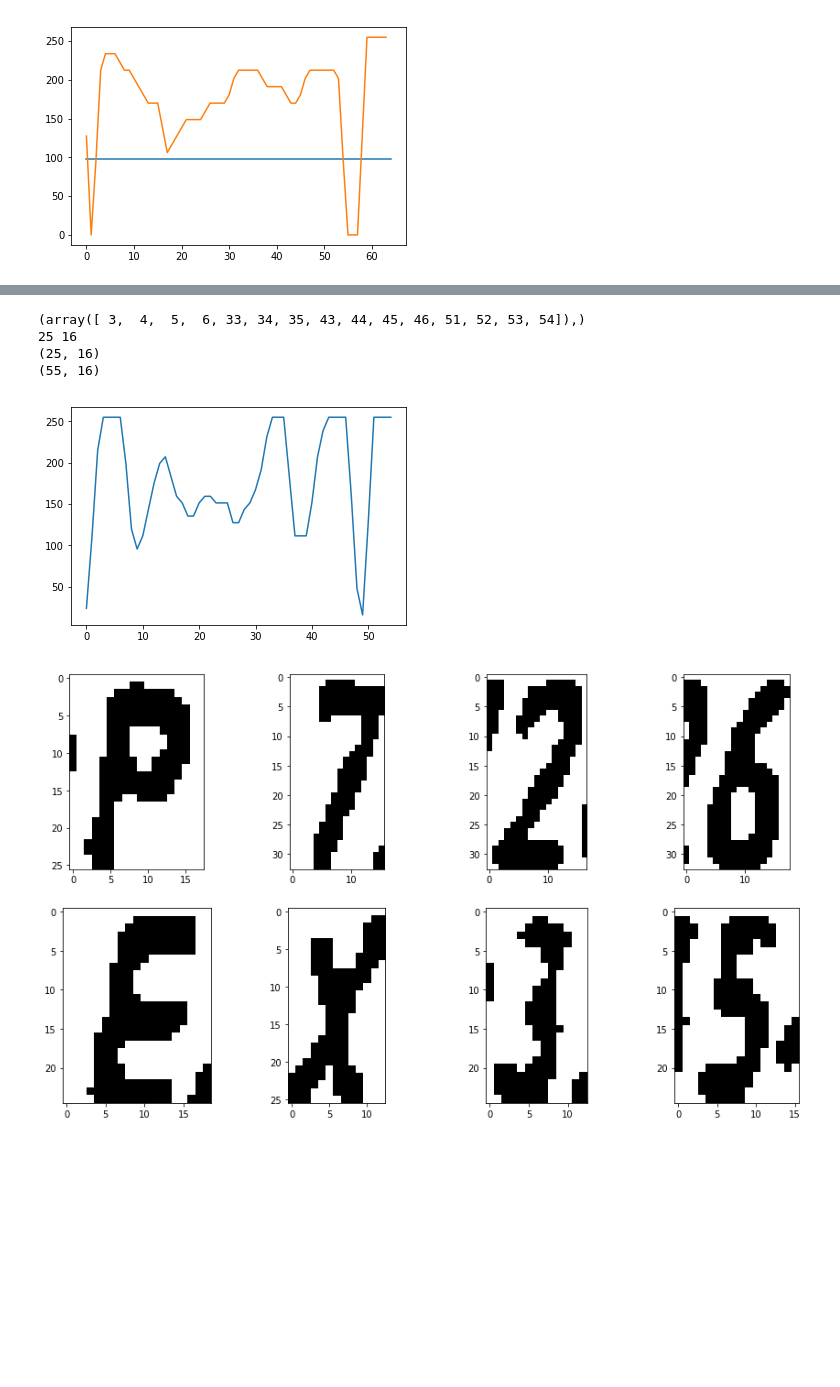
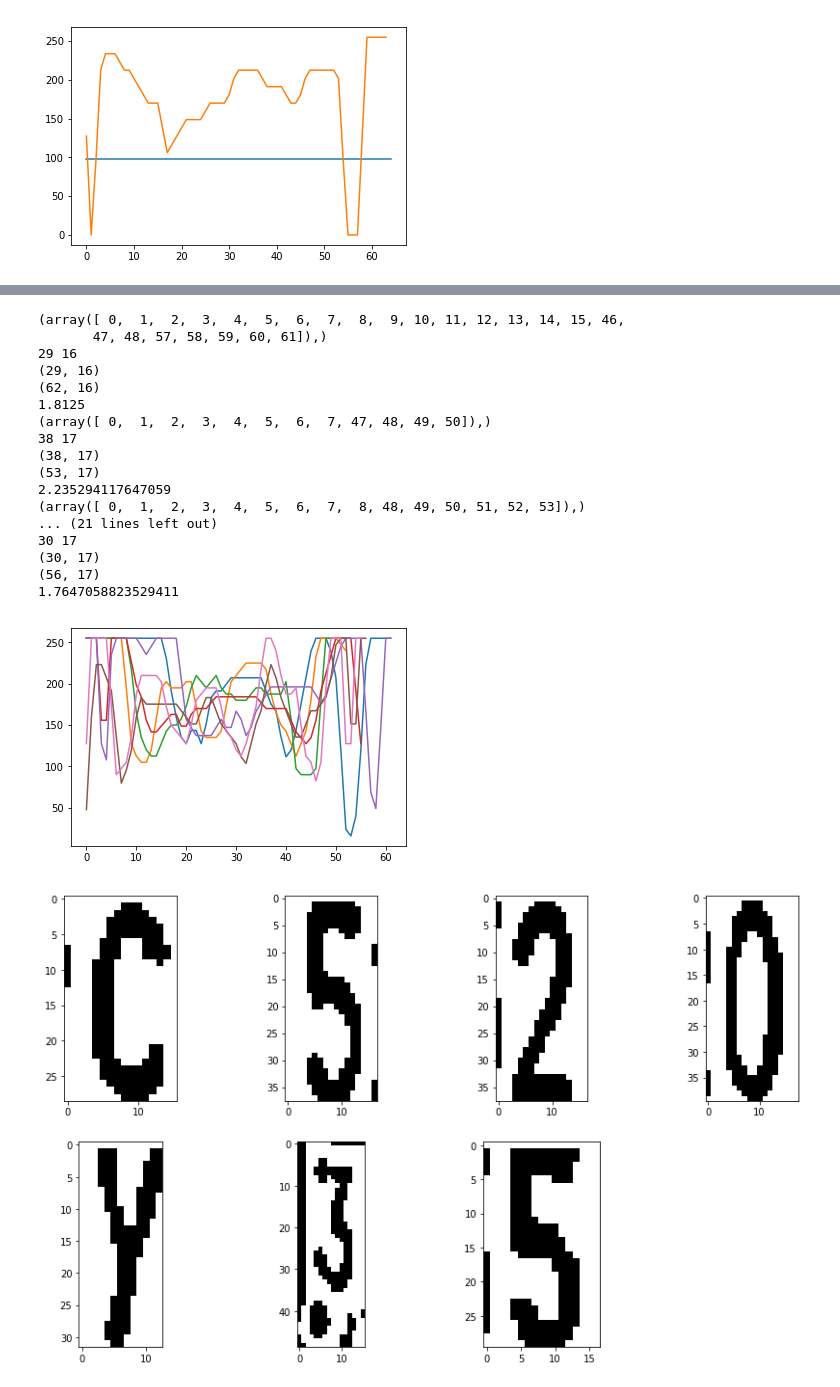
Before and after one commit to BEugen/Rslp, a Jupyter notebook: DataGenerate/img-lp.ipynb, the cells around one changed output, grey strips where cells are left out. Cells and saved outputs as stored; diff of their text form; code cells hidden in the pictures; blank space fills up the shorter version.

```diff
--- a/DataGenerate/img-lp.ipynb
+++ b/DataGenerate/img-lp.ipynb
@@ -104,7 +104,7 @@ def img_crop(img, mean_size=2, median_k_=0.8, level_blank = 2, char_bot_off=3, c
     plt.plot(mean_imgs)
     return np.uint8(imc)
 # %%
-img=cv2.imread('/mnt/misk/misk/lplate/data/data_rt/1/0_431_P726EX35.bmp', cv2.IMREAD_GRAYSCALE)
+img=cv2.imread('/mnt/misk/misk/lplate/data/data_rt/1/14_655_C520YH35.bmp', cv2.IMREAD_GRAYSCALE)
 img=cv2.resize(img, (128, 64))
 print(img.shape)
 MEAN_SIZE = 2
@@ -236,11 +215,25 @@ plot_images(imgs_n, False)
 # %%
-i = 7
-imgs[i] = img_crop(imgs[i], level_blank=251, invert=True)
+for i in range(0, len(imgs)):
+    imgs[i] = img_crop(imgs[i], level_blank=251, invert=True)
+    print(imgs[i].shape[0]/imgs[i].shape[1])
 plot_images(imgs, True)
 # %% [output]
-(array([ 3,  4,  5,  6, 33, 34, 35, 43, 44, 45, 46, 51, 52, 53, 54]),)
-25 16
-(25, 16)
-(55, 16)
+(array([ 0,  1,  2,  3,  4,  5,  6,  7,  8,  9, 10, 11, 12, 13, 14, 15, 46,
+       47, 48, 57, 58, 59, 60, 61]),)
+29 16
+(29, 16)
+(62, 16)
+1.8125
+(array([ 0,  1,  2,  3,  4,  5,  6,  7, 47, 48, 49, 50]),)
+38 17
+(38, 17)
+(53, 17)
+2.235294117647059
+(array([ 0,  1,  2,  3,  4,  5,  6,  7,  8, 48, 49, 50, 51, 52, 53]),)
+... (21 lines left out)
+30 17
+(30, 17)
+(56, 17)
+1.7647058823529411
-[figure, old version]
+[figure, new version]
-[figure, old version]
+[figure, new version]
```
Also changed, not shown: parts of 5 cells of this notebook, 1 other file.
